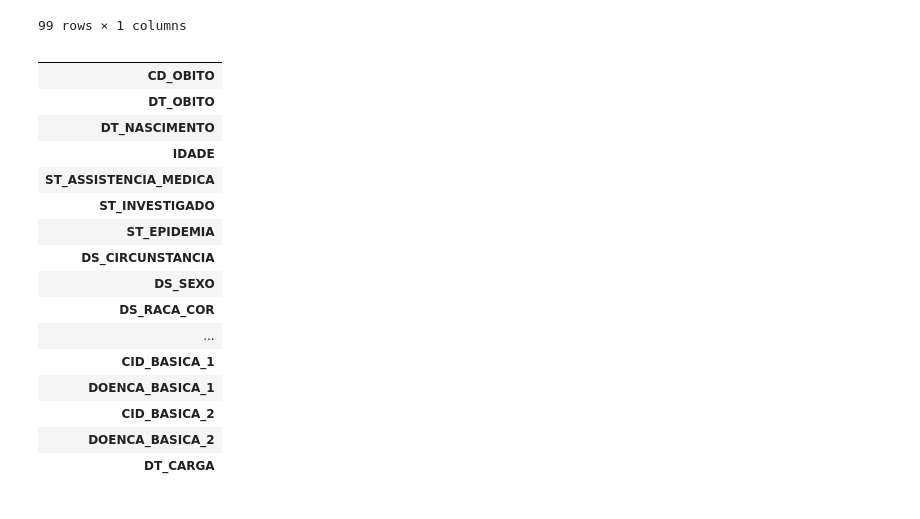
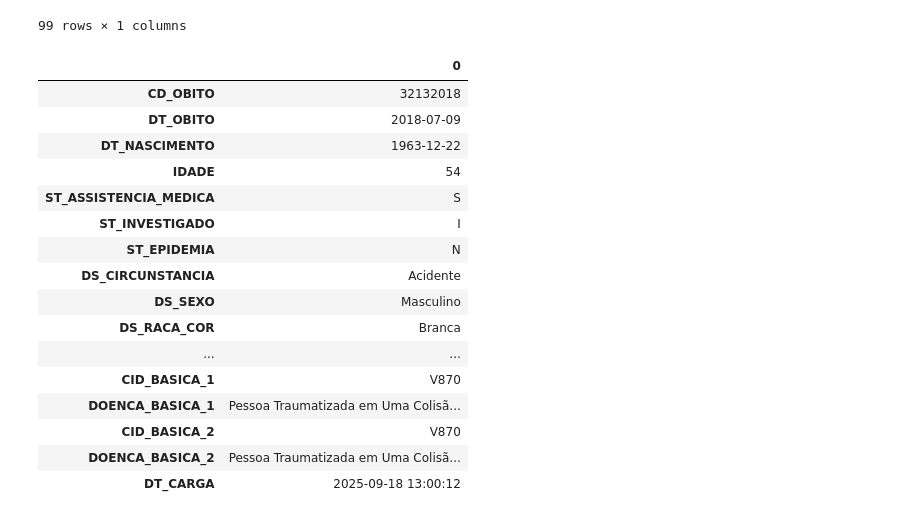
Before and after one commit to caiogoia123/Projeto_Final_BI, a Jupyter notebook: DataWarehouse.ipynb, the cells around one changed output. Drawn from its saved outputs; the diff is of its cells as text; code cells hidden in the pictures.

```diff
--- a/Projeto_Final.ipynb
+++ b/DataWarehouse.ipynb
@@ -1793,48 +1793,48 @@ FROM DWMV_OBITO ob
 LEFT JOIN DWCD_CIRCUNSTANCIA circ ON ob.SK_CIRCUSNTANCIA = circ.SK_CIRCUSTANCIA
 LEFT JOIN DWCD_SEXO s              ON ob.SK_SEXO = s.SK_SEXO
 LEFT JOIN DWCD_RACA_COR r          ON ob.SK_RACA_COR = r.SK_RACA_COR
 LEFT JOIN DWCD_ESTADO_CIVIL ec     ON ob.SK_ESTADO_CIVIL = ec.SK_ESTADO_CIVIL
 LEFT JOIN DWCD_ESCOLARIDADE esc    ON ob.SK_ESCOLARIDADE = esc.SK_ESCOLARIDADE
 LEFT JOIN DWCD_OCUPACAO o          ON ob.SK_OCUPACAO = o.SK_OCUPACAO
 LEFT JOIN DWCD_TIPO_IDADE ti       ON ob.SK_TIPO_IDADE = ti.SK_TIPO_IDADE
 LEFT JOIN DWCD_MUNICIPIO mo        ON ob.SK_MUNICIPIO_OBITO = mo.SK_MUNICIPIO
 LEFT JOIN DWCD_MUNICIPIO mr        ON ob.SK_MUNICIPIO_RESIDENCIA = mr.SK_MUNICIPIO
 LEFT JOIN DWCD_LOCAL_OBITO lo      ON ob.SK_LOCAL_OBITO = lo.SK_LOCAL_OBITO
 
 -- Joins para doenCas (CID)
 LEFT JOIN DWCD_DOENCA dt1 ON ob.SK_TERMINAL_1     = dt1.SK_DOENCA
 LEFT JOIN DWCD_DOENCA dt2 ON ob.SK_TERMINAL_2     = dt2.SK_DOENCA
 
 LEFT JOIN DWCD_DOENCA da1 ON ob.SK_ANTECEDENTE_1  = da1.SK_DOENCA
 LEFT JOIN DWCD_DOENCA da2 ON ob.SK_ANTECEDENTE_2  = da2.SK_DOENCA
 LEFT JOIN DWCD_DOENCA da3 ON ob.SK_ANTECEDENTE_3  = da3.SK_DOENCA
 LEFT JOIN DWCD_DOENCA da4 ON ob.SK_ANTECEDENTE_4  = da4.SK_DOENCA
 
 LEFT JOIN DWCD_DOENCA db1 ON ob.SK_BASICA_1       = db1.SK_DOENCA
 LEFT JOIN DWCD_DOENCA db2 ON ob.SK_BASICA_2       = db2.SK_DOENCA
 
-WHERE ob.CD_OBITO = 		32132022;  -- exemplo
+WHERE ob.CD_OBITO = 		32132018;  -- exemplo
 """
 
 df_valida = pd.read_sql_query(query, conn)
 conn.close()
 
 df_valida.head().T
 # %% [output]
-|  |
-| CD_OBITO |
-| DT_OBITO |
-| DT_NASCIMENTO |
-| IDADE |
-| ST_ASSISTENCIA_MEDICA |
-| ST_INVESTIGADO |
-| ST_EPIDEMIA |
-| DS_CIRCUNSTANCIA |
-| DS_SEXO |
-| DS_RACA_COR |
-| ... |
-| CID_BASICA_1 |
-| DOENCA_BASICA_1 |
-| CID_BASICA_2 |
-| DOENCA_BASICA_2 |
-| DT_CARGA |
+|  | 0 |
+| CD_OBITO | 32132018 |
+| DT_OBITO | 2018-07-09 |
+| DT_NASCIMENTO | 1963-12-22 |
+| IDADE | 54 |
+| ST_ASSISTENCIA_MEDICA | S |
+| ST_INVESTIGADO | I |
+| ST_EPIDEMIA | N |
+| DS_CIRCUNSTANCIA | Acidente |
+| DS_SEXO | Masculino |
+| DS_RACA_COR | Branca |
+| ... | ... |
+| CID_BASICA_1 | V870 |
+| DOENCA_BASICA_1 | Pessoa Traumatizada em Uma Colisã... |
+| CID_BASICA_2 | V870 |
+| DOENCA_BASICA_2 | Pessoa Traumatizada em Uma Colisã... |
+| DT_CARGA | 2025-09-18 13:00:12 |
```
